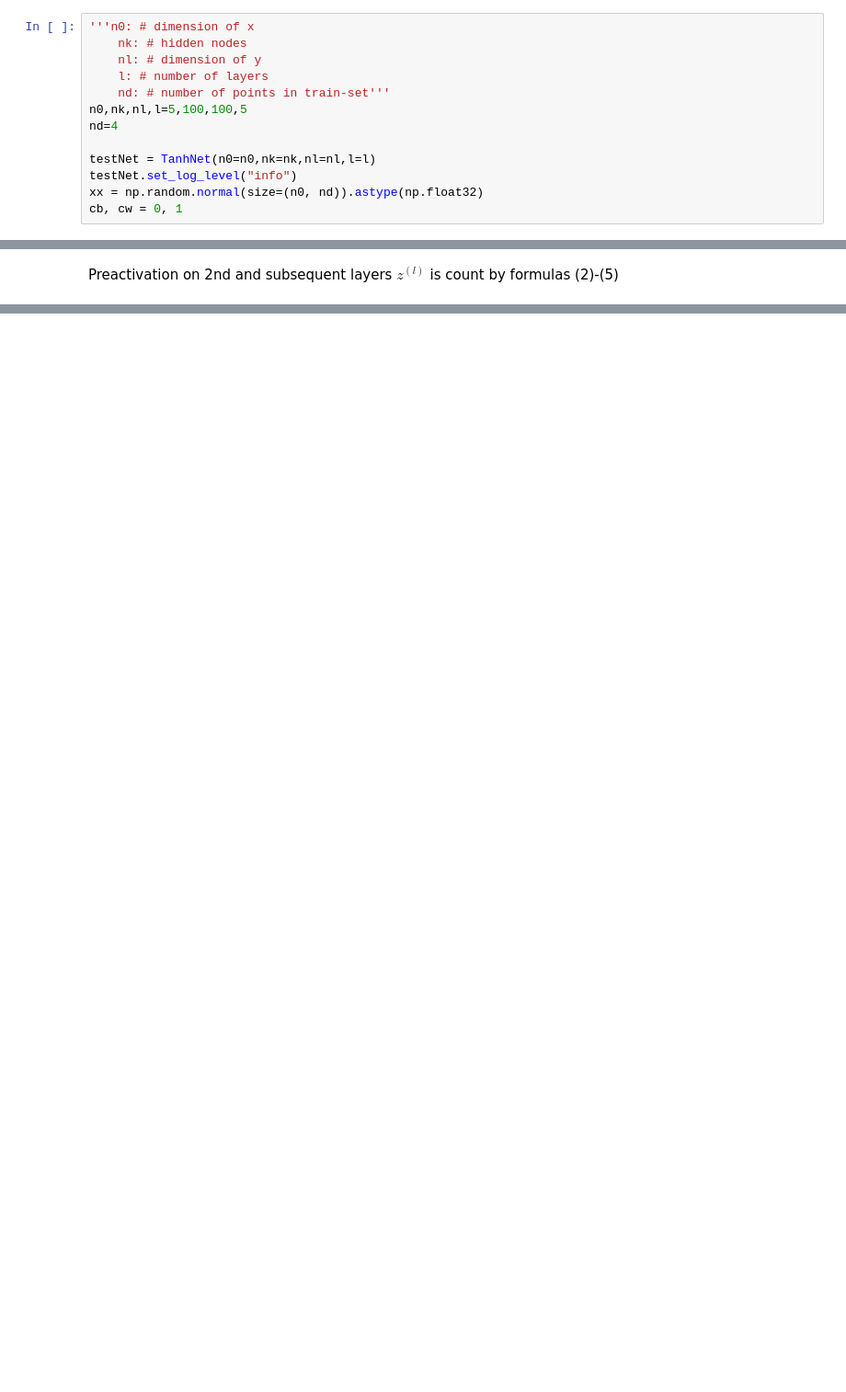
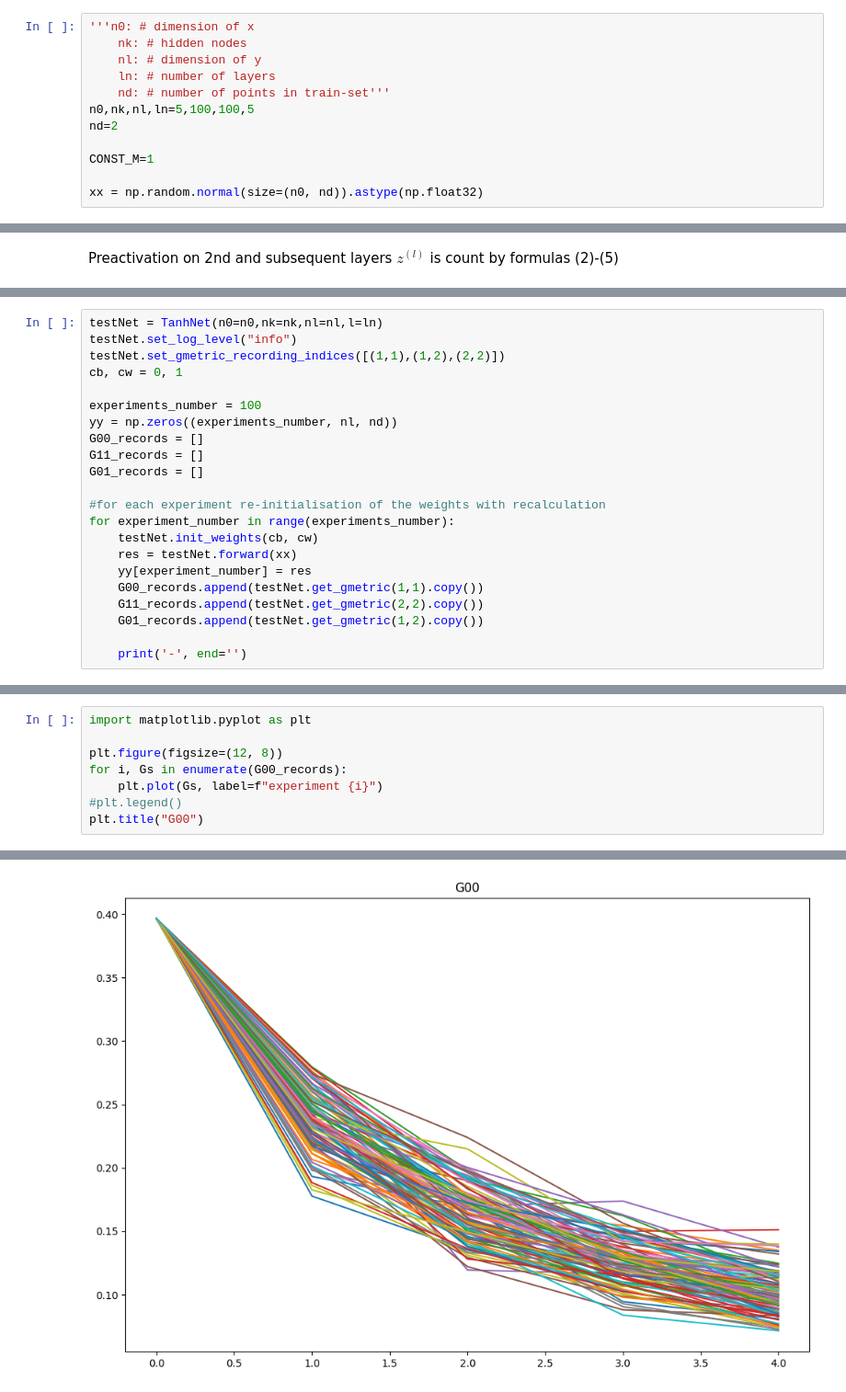
Before and after one commit to vkmbox/Ml-readinggroup, a Jupyter notebook: Roberts_Yaida/chapter5/init_distribution_recursion_ffn_relu.ipynb, the cells around one changed output, grey strips where cells are left out. Shown at 92% size. Cells and saved outputs as stored; diff of their text form; blank space fills up the shorter version.

```diff
--- a/Roberts_Yaida/chapter5/init_distribution_recursion_ffn_relu.ipynb
+++ b/Roberts_Yaida/chapter5/init_distribution_recursion_ffn_relu.ipynb
@@ -40,12 +41,11 @@ Creating FFN, initialising trainset and variance coefficients:
 '''n0: # dimension of x
     nk: # hidden nodes
     nl: # dimension of y
-    l: # number of layers
+    ln: # number of layers
     nd: # number of points in train-set'''
-n0,nk,nl,l=5,100,100,5
-nd=4
+n0,nk,nl,ln=5,100,100,5
+nd=2
 
-testNet = TanhNet(n0=n0,nk=nk,nl=nl,l=l)
-testNet.set_log_level("info")
+CONST_M=1
+
 xx = np.random.normal(size=(n0, nd)).astype(np.float32)
-cb, cw = 0, 1
@@ -167,0 +277,22 @@ print(val)
+# %%
+testNet = TanhNet(n0=n0,nk=nk,nl=nl,l=ln)
+testNet.set_log_level("info")
+testNet.set_gmetric_recording_indices([(1,1),(1,2),(2,2)])
+cb, cw = 0, 1
+
+experiments_number = 100
+yy = np.zeros((experiments_number, nl, nd))
+G00_records = []
+G11_records = []
+G01_records = []
+
+#for each experiment re-initialisation of the weights with recalculation
+for experiment_number in range(experiments_number):
+    testNet.init_weights(cb, cw)
+    res = testNet.forward(xx)
+    yy[experiment_number] = res
+    G00_records.append(testNet.get_gmetric(1,1).copy())
+    G11_records.append(testNet.get_gmetric(2,2).copy())
+    G01_records.append(testNet.get_gmetric(1,2).copy())
+
+    print('-', end='')
@@ -167,0 +302,9 @@ print(val)
+# %%
+import matplotlib.pyplot as plt
+
+plt.figure(figsize=(12, 8))
+for i, Gs in enumerate(G00_records):
+    plt.plot(Gs, label=f"experiment {i}")
+#plt.legend()
+plt.title("G00")
+# %% [output]
@@ -167,0 +312 @@ print(val)
+[figure, added]
```
Also changed, not shown: parts of 17 cells of this notebook, 2 other files.
